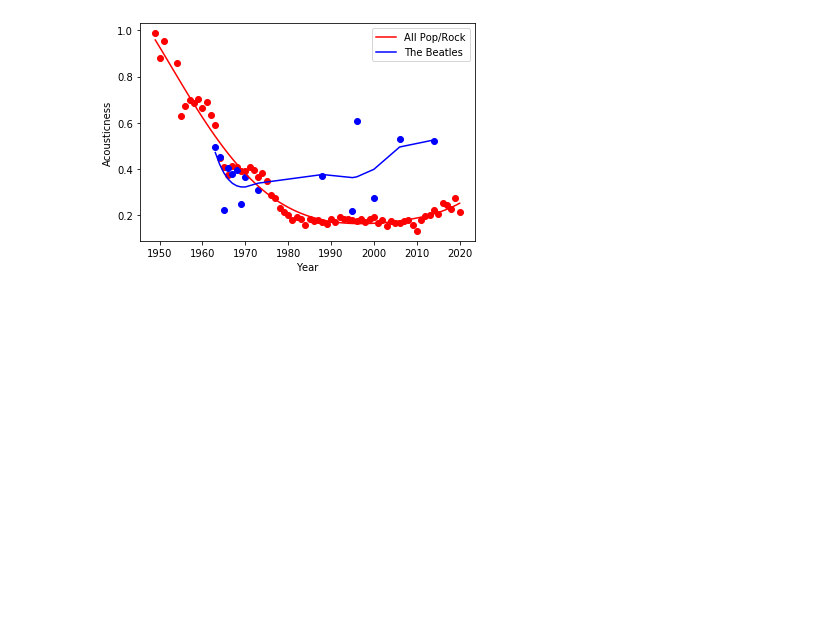
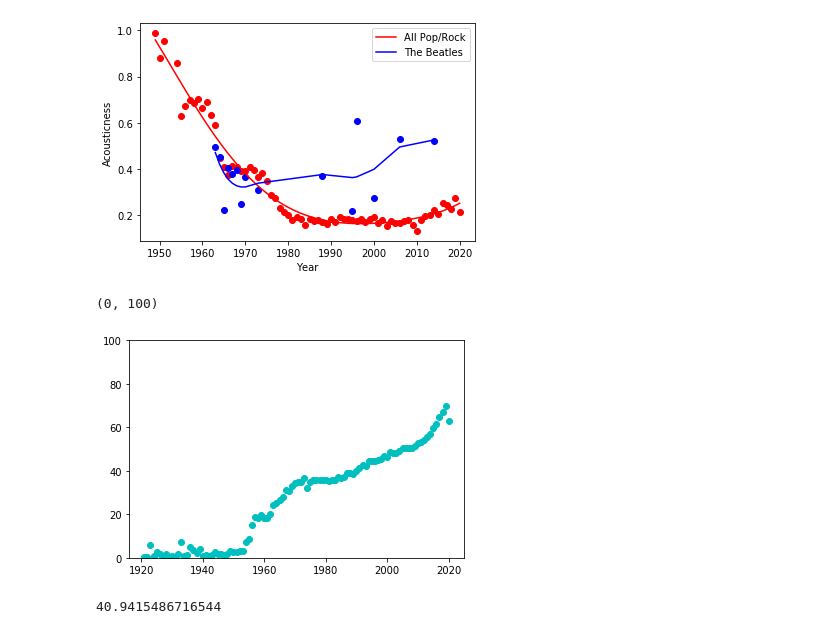
Before and after one commit to Wichaelian/ICM-2021, a Jupyter notebook: 2021_ICM_Problem_D_Data/Bullet 6.ipynb, the cells around one changed output. Saved outputs shown, nothing was run; the diff lists cells and outputs as text; code cells hidden in the pictures; blank space fills up the shorter version.

Commit message:
plotPop ftn and graphs"

```diff
--- a/2021_ICM_Problem_D_Data/Bullet 6.ipynb
+++ b/2021_ICM_Problem_D_Data/Bullet 6.ipynb
@@ -398,3 +398,13 @@ acousticImportance('The Beatles')
 # %% [output]
 0.529290960751951
 [figure]
+# %%
+# popularity of music over time
+year = years['year']
+popular = years['popularity']
+
+plt.plot(year, popular, 'co')
+plt.ylim(0, 100)
+# %% [output]
+(0, 100)
+[figure, added]
@@ -400,0 +424,4 @@ acousticImportance('The Beatles')
+# %%
+prSongs['popularity'].sum() / len(prSongs)
+# %% [output]
+40.9415486716544
```
Also changed, not shown: parts of 27 cells of this notebook.
